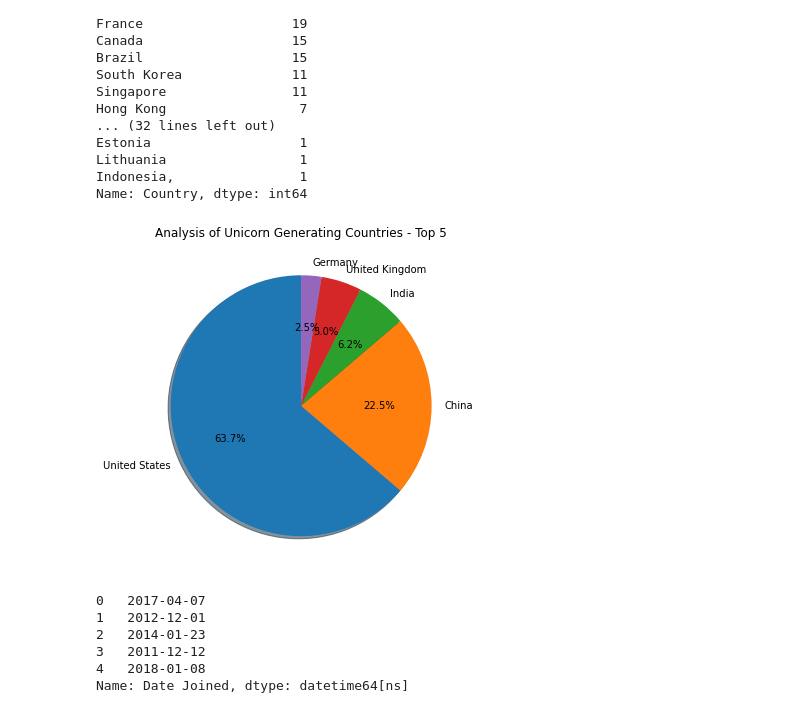
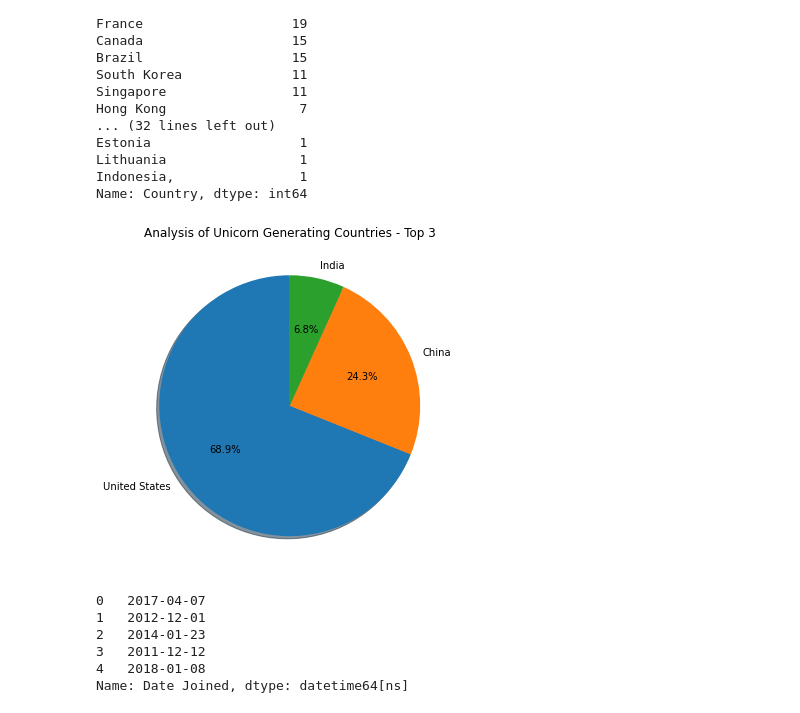
Before and after one commit to AlexanderAlves77/data-science-portfolio, a Jupyter notebook: unicorn_project/08_Unicorns_Project.ipynb, the cells around one changed output. Cells and saved outputs as stored; diff of their text form; code cells hidden in the pictures.

Commit message:
Modifying the Unicorn Project

```diff
--- a/unicorn_project/08_Unicorns_Project.ipynb
+++ b/unicorn_project/08_Unicorns_Project.ipynb
@@ -202,16 +208,16 @@ Analysis = round(Database['Country'].value_counts( normalize=True ) * 100)
 # %%
 # General Plot of Countries
 plt.figure( figsize=(15,6) )
-plt.title('Analysis of Unicorn Generating Countries - Top 5')
+plt.title('Analysis of Unicorn Generating Countries - Top 3')
 plt.pie(
-    Analysis.head(5),
-    labels = Analysis.index[0:5],
+    Analysis.head(3),
+    labels = Analysis.index[0:3],
     shadow = True,
     startangle = 90,
     autopct = '%1.1f%%'
     );
 # %% [output]
-[figure, old version]
+[figure, new version]
 # %%
 # Conversion to Date
 Database['Date Joined'] = pd.to_datetime(Database['Date Joined'])
```
Also changed, not shown: parts of 3 cells of this notebook.
